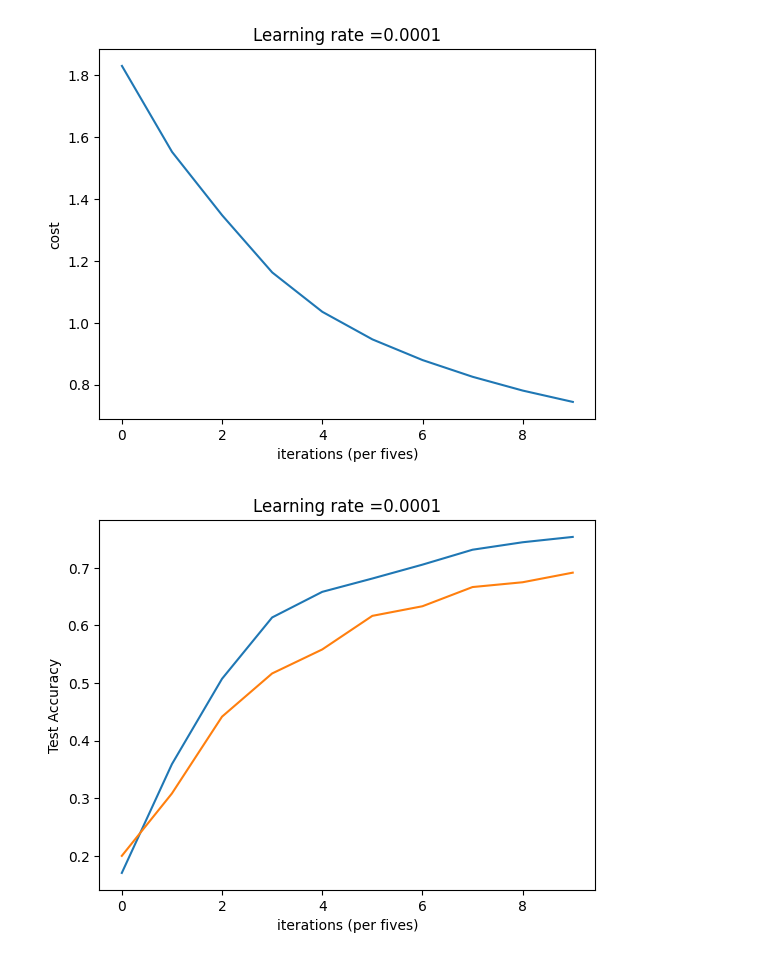
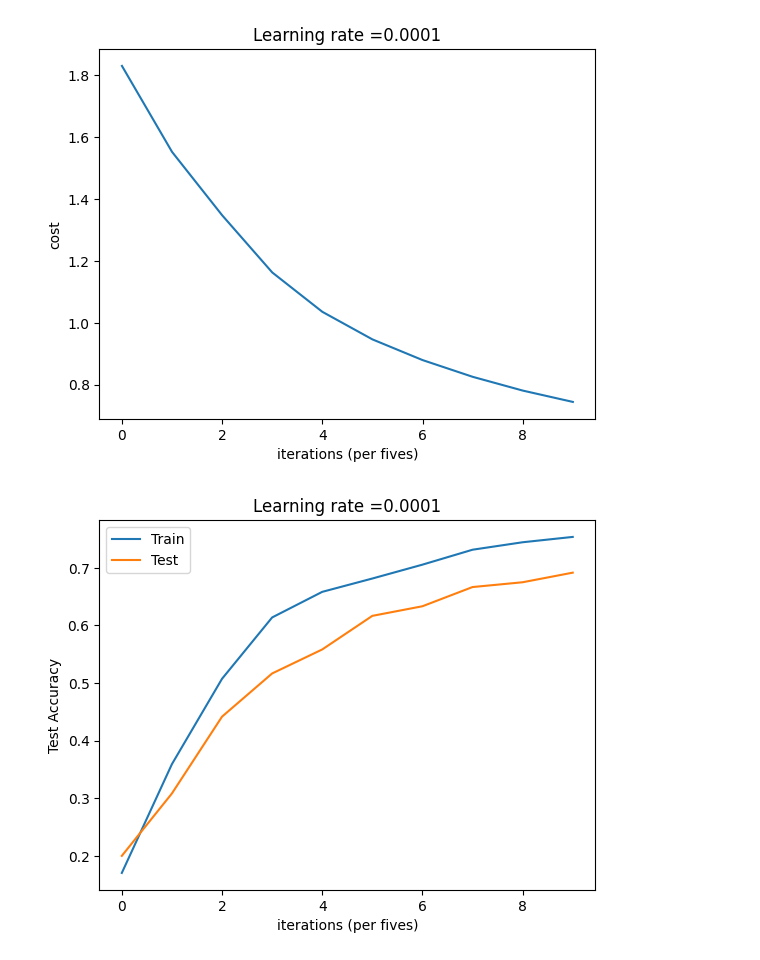
Before and after one commit to FenrirWolf4566/TP-AA-DeepLearning, a Jupyter notebook: tp6_Neural Network_TF_vstudent.ipynb, the cells around one changed output. Saved outputs shown, nothing was run; the diff lists cells and outputs as text; code cells hidden in the pictures.

```diff
--- a/tp6_Neural Network_TF_vstudent.ipynb
+++ b/tp6_Neural Network_TF_vstudent.ipynb
@@ -764,21 +750,6 @@ def model(X_train, Y_train, X_test, Y_test, learning_rate=0.0001,
                 #TODO 2. Compute the loss
                 minibatch_total_loss =  compute_total_loss(Z3, tf.transpose(minibatch_Y))
 
-                """
-                minibatch_X_forward_pass = forward_propagation(tf.transpose(minibatch_X), parameters)
-                minibatch_Y_forward_pass = forward_propagation(tf.transpose(minibatch_Y), parameters)
-
-                grads = tape.gradient(fake_cost, trainable_variables)
-
-
-                result = target(pred, tf.transpose(minibatch))
-                minibatches = Y.batch(2)
-
-
-                minibatchY_total_loss = compute_total_loss(minibatch_Y_forward_pass, tf.transpose(minibatches))
-                """
-
-
             # Update accuracy metric for this minibatch
             train_accuracy.update_state(minibatch_Y, tf.transpose(Z3))
 
@@ -792,7 +763,6 @@ def model(X_train, Y_train, X_test, Y_test, learning_rate=0.0001,
 
         #TODO Compute the average epoch total loss
         epoch_total_loss = epoch_total_loss / m
-
 
         # Print the cost every 10 epochs
         if print_cost and epoch % 10 == 0:
@@ -844,16 +814,18 @@ plt.show()
 # %%
 # Plot the train accuracy
 plt.plot(np.squeeze(train_acc))
 plt.ylabel('Train Accuracy')
 plt.xlabel('iterations (per fives)')
 plt.title("Learning rate =" + str(0.0001))
 # Plot the test accuracy
 plt.plot(np.squeeze(test_acc))
 plt.ylabel('Test Accuracy')
 plt.xlabel('iterations (per fives)')
 plt.title("Learning rate =" + str(0.0001))
+
+plt.legend(['Train', 'Test'])
 plt.show()
 # %% [output]
-[figure, old version]
+[figure, new version]
 # %% [markdown]
 #### <font color='green'> Q7.1 What is the input and output of the model ?  </font>
```
Also changed, not shown: parts of 8 cells of this notebook, 1 other file.
